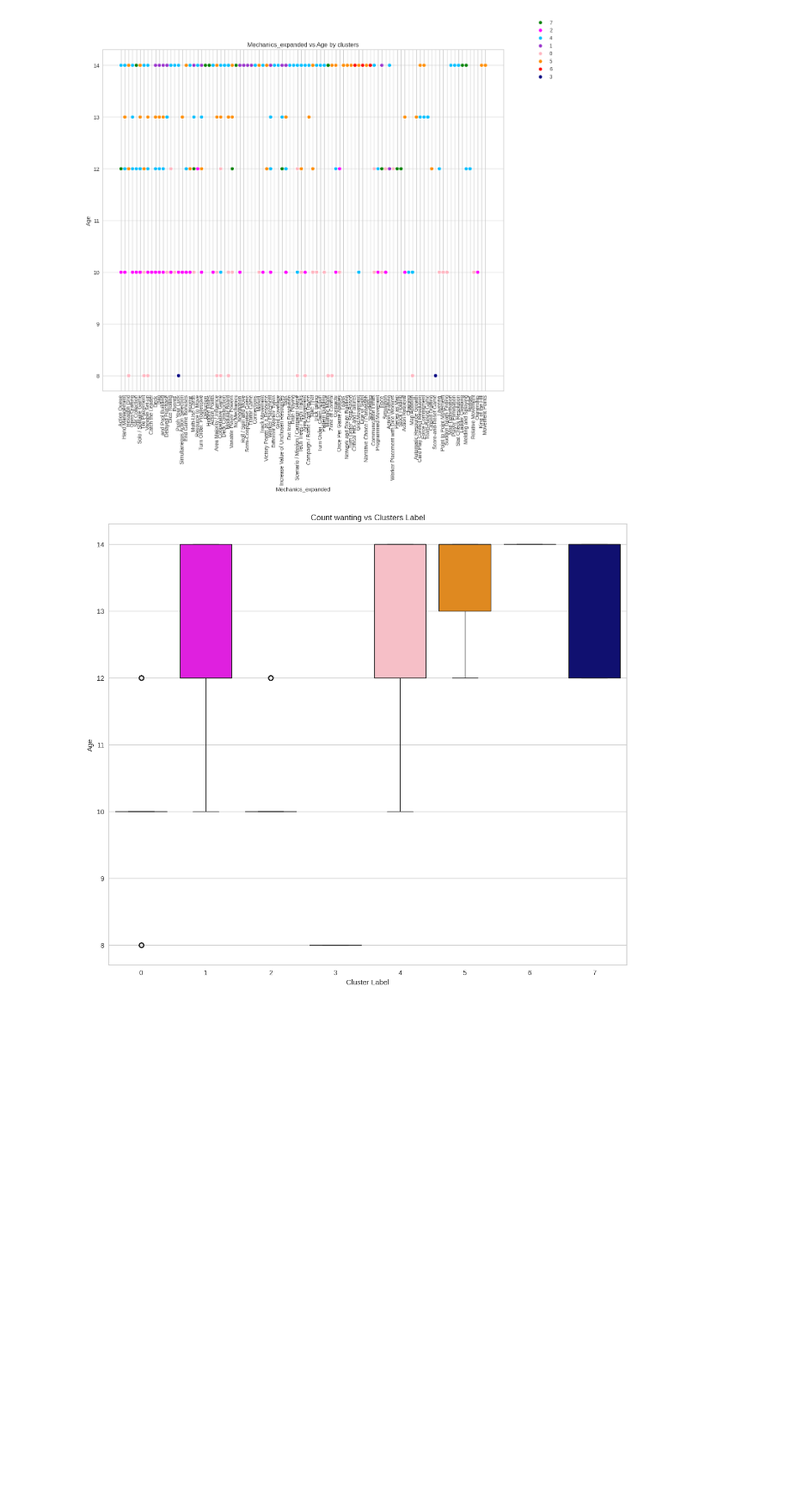
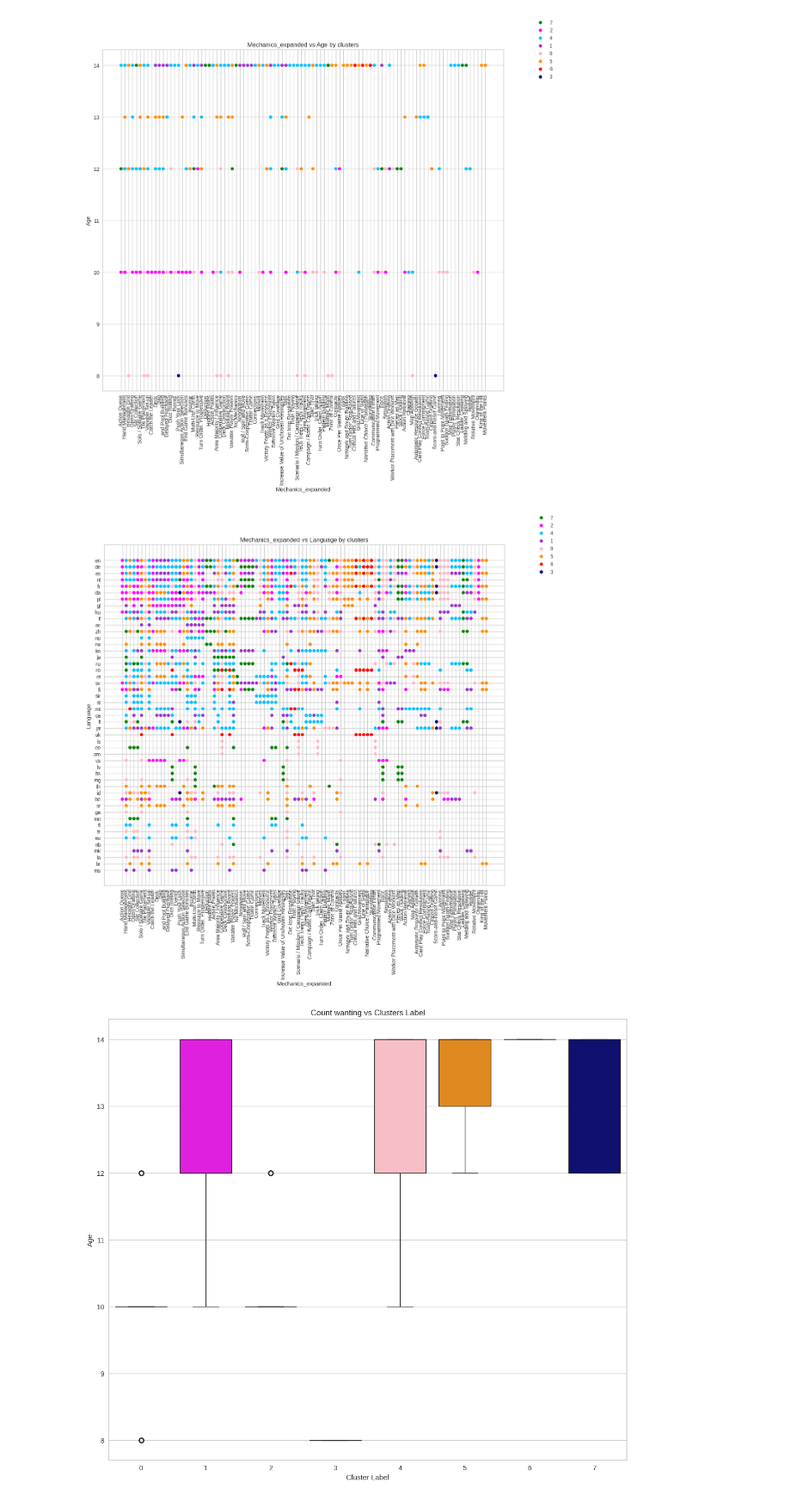
Before and after one commit to ABF-QC/Module3_Project2_solo, a Jupyter notebook: notebook/Clustering.ipynb, the cells around one changed output. Shown at 86% size. Saved outputs shown, nothing was run; the diff lists cells and outputs as text; code cells hidden in the pictures; blank space fills up the shorter version.

Commit message:
Clustering w analysis

```diff
--- a/notebook/Clustering.ipynb
+++ b/notebook/Clustering.ipynb
@@ -745,6 +745,30 @@ plt.legend(loc='upper center', bbox_to_anchor=(1.1, 1.1), ncol=1)
 plt.show()
 # %% [output]
 [figure]
+# %%
+# Create figure and adjust size
+plt.figure(figsize=(14,12))
+
+
+# Create count plot
+ax = sns.scatterplot(new_tmp_df2, x='Mechanics_expanded', y='lang', hue='label_str', legend=True, palette=palette)
+
+# Add title
+ax.set_title(f'Mechanics_expanded vs Language by clusters')
+
+# Add axis labels
+ax.set_xlabel('Mechanics_expanded')
+ax.set_ylabel('Language')
+
+#
+ax.set_xticklabels(new_tmp_df2['Mechanics_expanded'].unique(),rotation=90)
+
+plt.legend(loc='upper center', bbox_to_anchor=(1.1, 1.1), ncol=1)
+
+# Show plot
+plt.show()
+# %% [output]
+[figure, added]
 # %%
 # Create figure and adjust size
 plt.figure(figsize=(14,12))
```
Also changed, not shown: parts of 1 cell of this notebook.
